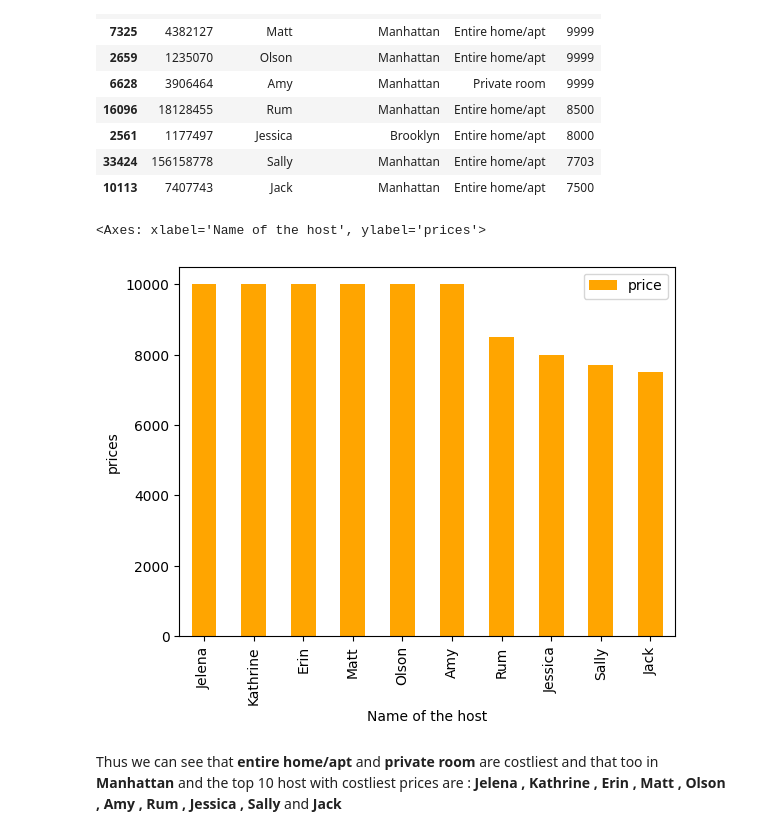
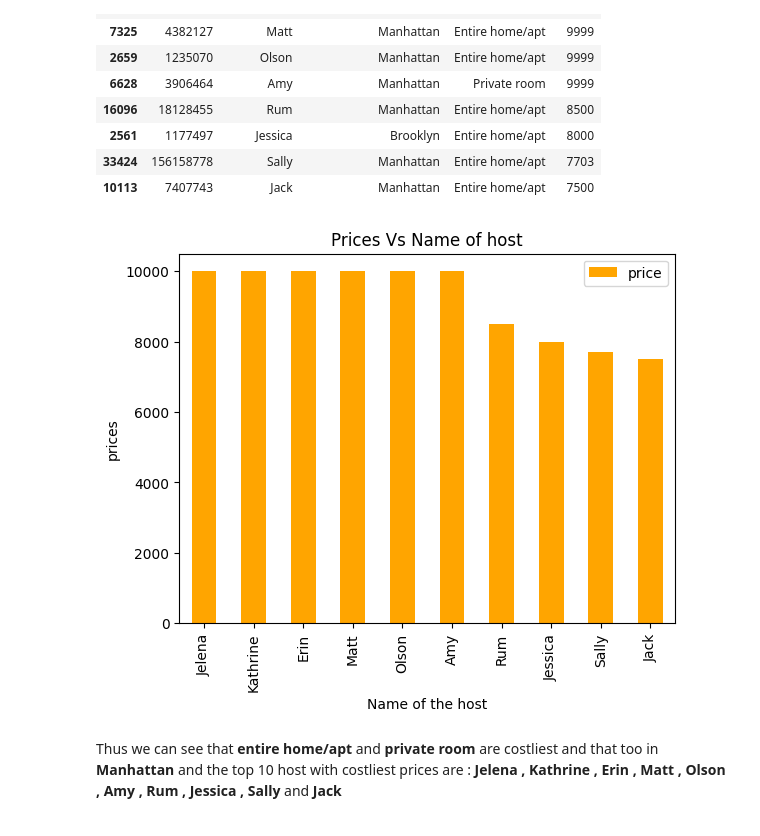
Before and after one commit to ShashankBDSC/air-bnb-EDA, a Jupyter notebook: EDA_Project.ipynb, the cells around one changed output. Saved outputs shown, nothing was run; the diff lists cells and outputs as text; code cells hidden in the pictures.

```diff
--- a/EDA_Project.ipynb
+++ b/EDA_Project.ipynb
@@ -403,9 +423,10 @@ high_host
 | 10113 | 7407743 | Jack | Manhattan | Entire home/apt | 7500 |
 # %%
 high_host.plot( kind = 'bar' , x ='host_name' , y ='price' , ylabel ='prices' , xlabel ='Name of the host' , color ='orange')
+plt.title("Prices Vs Name of host")
+plt.show()
 # %% [output]
-<Axes: xlabel='Name of the host', ylabel='prices'>
-[figure, old version]
+[figure, new version]
 # %% [markdown]
 Thus we can see that **entire home/apt**  and **private room** are costliest and that too in **Manhattan** and the top 10 host with costliest prices are :
   **Jelena , Kathrine ,	Erin ,	Matt , Olson ,	Amy ,	Rum , Jessica ,	Sally** and **Jack**
```
Also changed, not shown: parts of 8 cells of this notebook.
